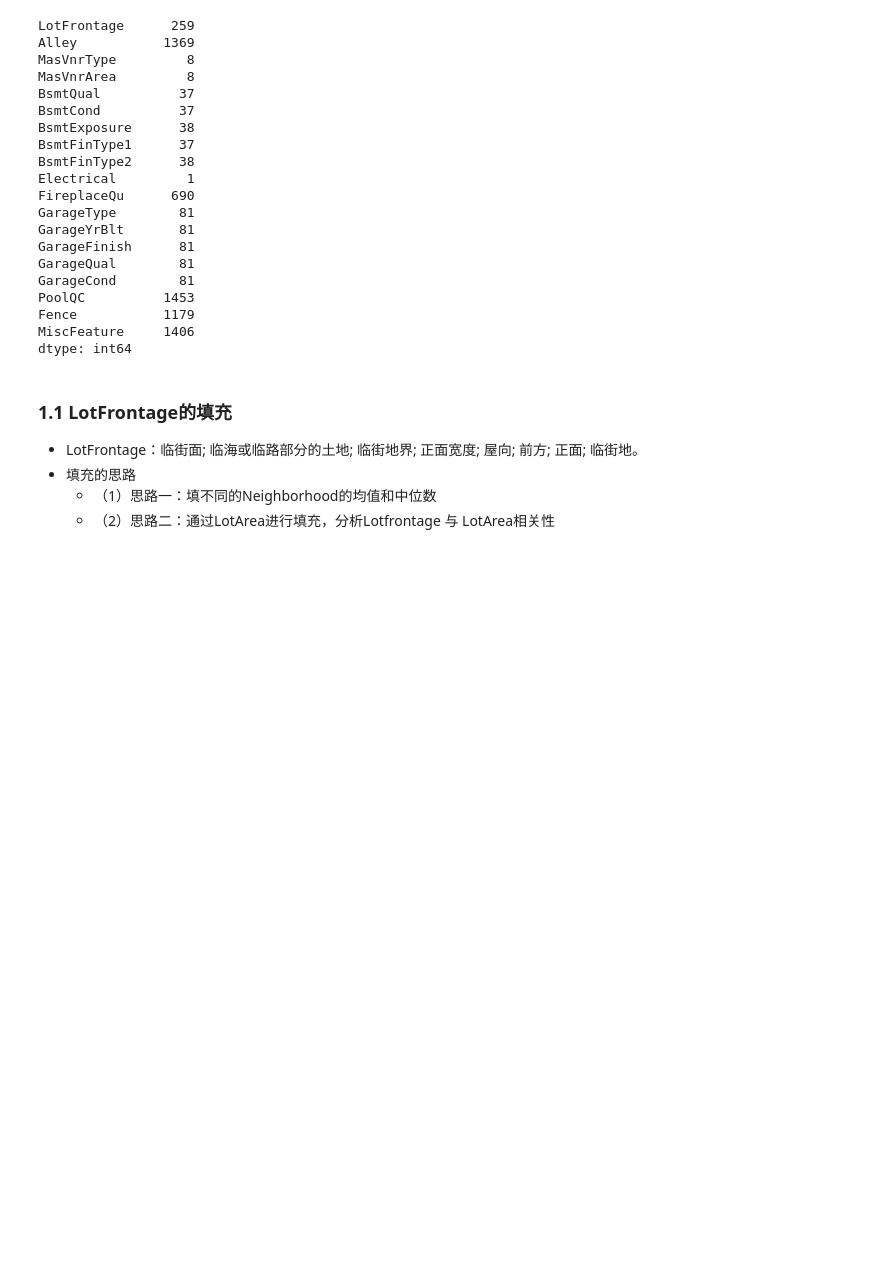
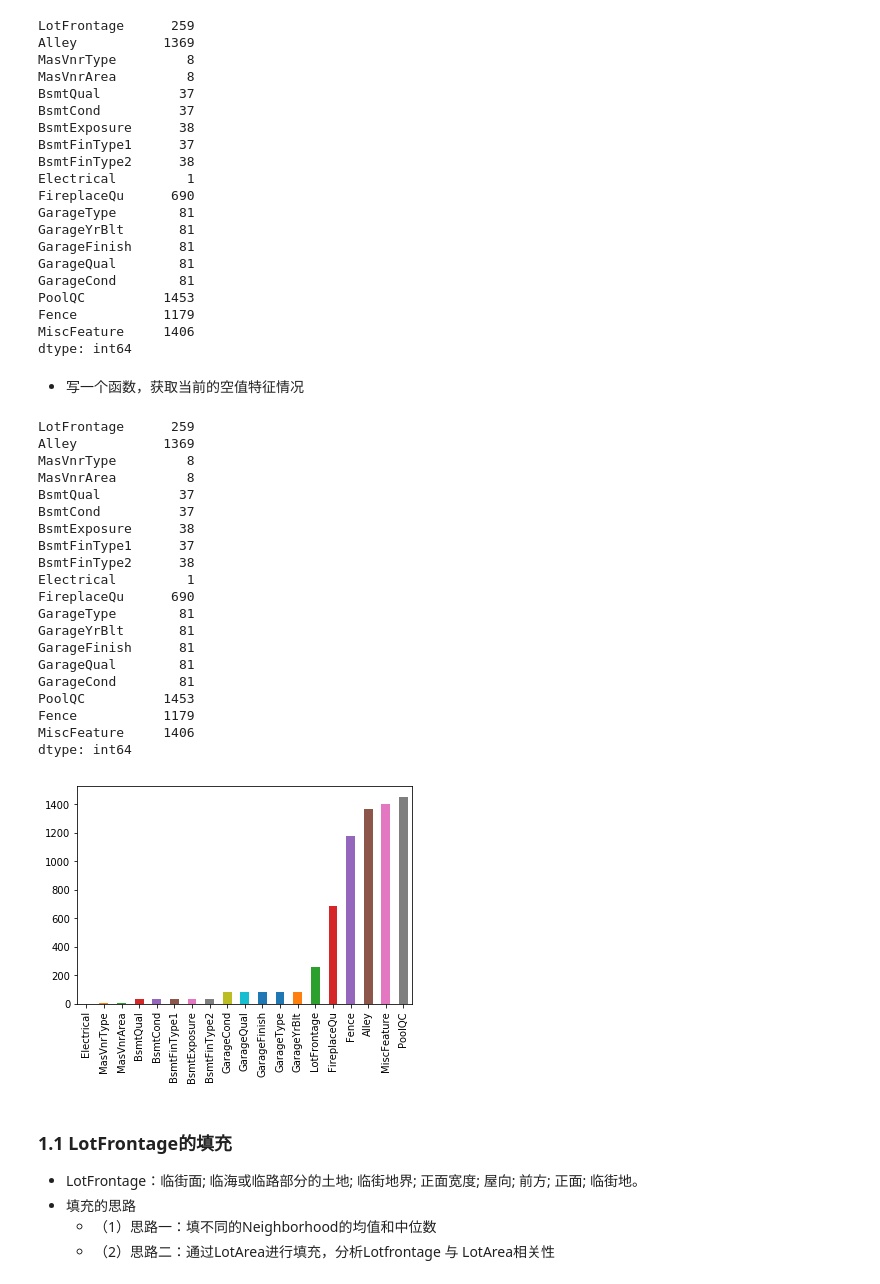
Before and after one commit to zingp/kaggle, a Jupyter notebook: forecast_losa_house_prices/forecast.ipynb, the cells around one changed output. Saved outputs shown, nothing was run; the diff lists cells and outputs as text; code cells hidden in the pictures; blank space fills up the shorter version.

```diff
--- a/forecast_losa_house_prices/forecast.ipynb
+++ b/forecast_losa_house_prices/forecast.ipynb
@@ -44,6 +48,38 @@ PoolQC          1453
 Fence           1179
 MiscFeature     1406
 dtype: int64
+# %% [markdown]
+- 写一个函数，获取当前的空值特征情况
+# %%
+# 做一个get空的函数
+def getnullcount():
+    x = train.isnull().sum()
+    print(x[x>0])
+    x[x>0].sort_values().plot.bar()
+# %%
+getnullcount()
+# %% [output]
+LotFrontage      259
+Alley           1369
+MasVnrType         8
+MasVnrArea         8
+BsmtQual          37
+BsmtCond          37
+BsmtExposure      38
+BsmtFinType1      37
+BsmtFinType2      38
+Electrical         1
+FireplaceQu      690
+GarageType        81
+GarageYrBlt       81
+GarageFinish      81
+GarageQual        81
+GarageCond        81
+PoolQC          1453
+Fence           1179
+MiscFeature     1406
+dtype: int64
+[figure, added]
 # %% [markdown]
 ### 1.1 LotFrontage的填充
 - LotFrontage：临街面; 临海或临路部分的土地; 临街地界; 正面宽度; 屋向; 前方; 正面; 临街地。
```
Also changed, not shown: parts of 88 cells of this notebook.
